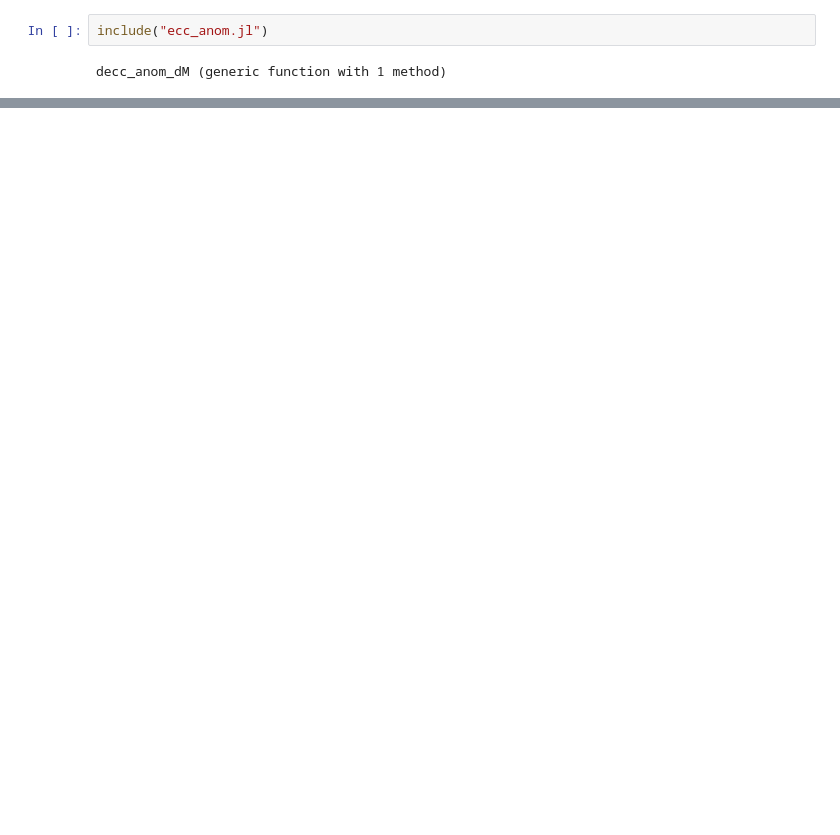
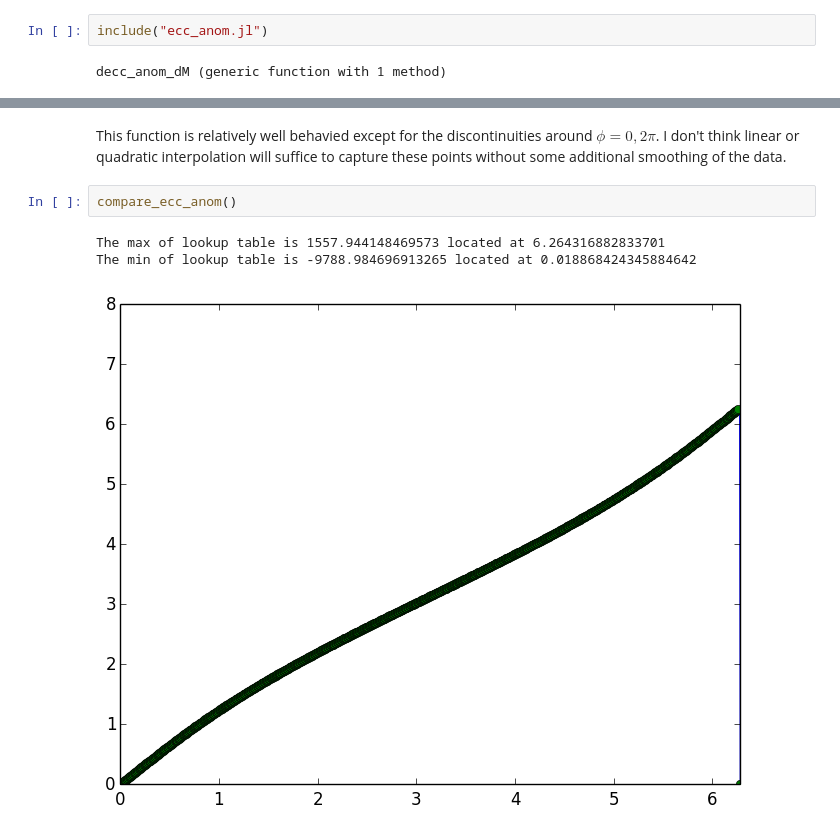
Before and after one commit to sennosays/HW5, a Jupyter notebook: HW5.ipynb, the cells around one changed output, grey strips where cells are left out. Saved outputs shown, nothing was run; the diff lists cells and outputs as text; blank space fills up the shorter version.

```diff
--- a/HW5.ipynb
+++ b/HW5.ipynb
@@ -164,0 +91,8 @@ at In[28]:1
+# %% [markdown]
+This function is relatively well behavied except for the discontinuities around  $\phi = 0, 2\pi$. I don't think linear or quadratic interpolation will suffice to capture these points without some additional smoothing of the data.
+# %%
+compare_ecc_anom()
+# %% [output]
+The max of lookup table is 1557.944148469573 located at 6.264316882833701
+The min of lookup table is -9788.984696913265 located at 0.018868424345884642
+[figure, added]
```
Also changed, not shown: parts of 32 cells of this notebook, 2 other files.
